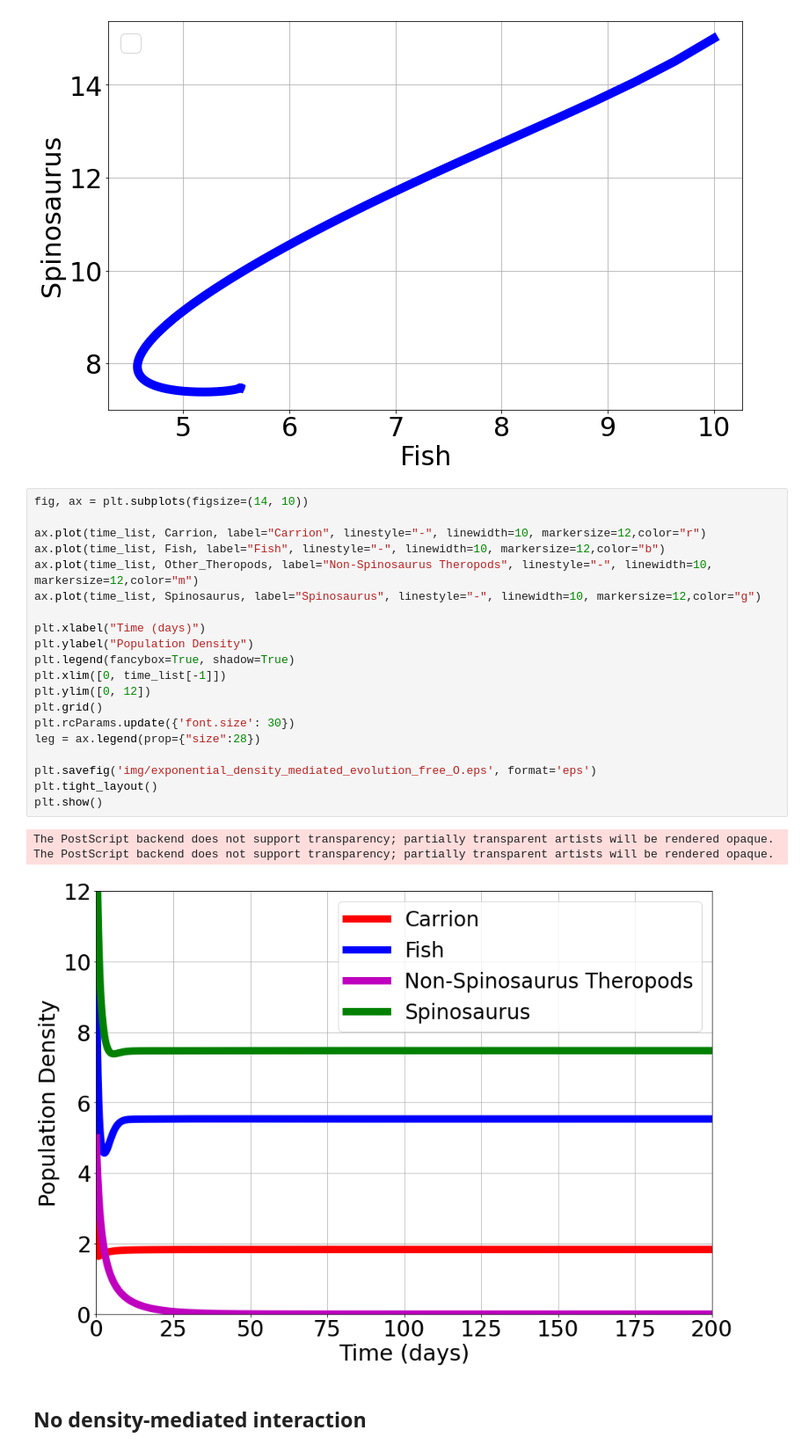
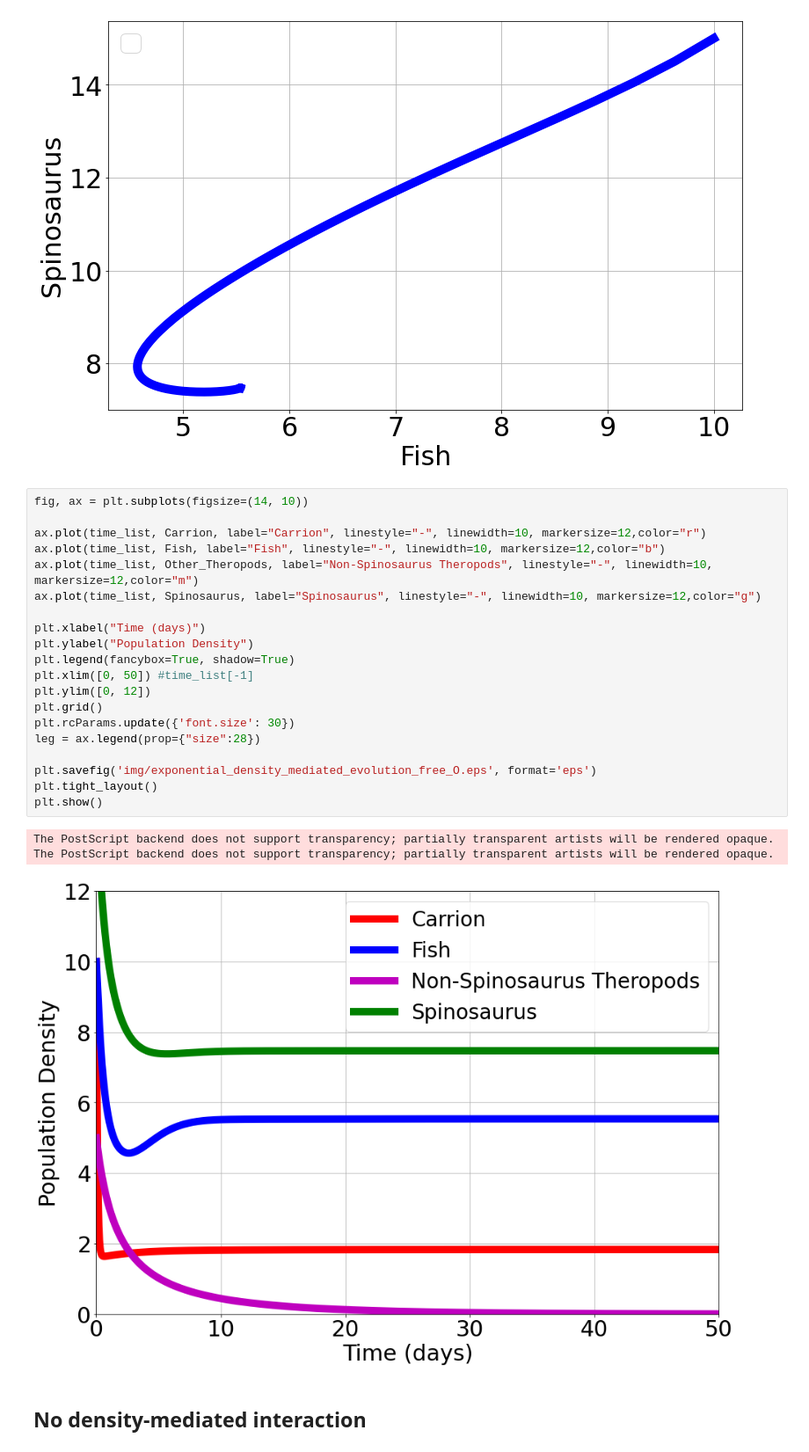
Before and after one commit to Tungdil01/palaeoEcologyBahariya, a Jupyter notebook: palaeo_restriction.ipynb, the cells around one changed output. Shown at 88% size. Cells and saved outputs as stored; diff of their text form.

```diff
--- a/palaeo_restriction.ipynb
+++ b/palaeo_restriction.ipynb
@@ -419,27 +419,27 @@ No handles with labels found to put in legend.
 # %%
 fig, ax = plt.subplots(figsize=(14, 10))
 
 ax.plot(time_list, Carrion, label="Carrion", linestyle="-", linewidth=10, markersize=12,color="r")
 ax.plot(time_list, Fish, label="Fish", linestyle="-", linewidth=10, markersize=12,color="b")
 ax.plot(time_list, Other_Theropods, label="Non-Spinosaurus Theropods", linestyle="-", linewidth=10, markersize=12,color="m")
 ax.plot(time_list, Spinosaurus, label="Spinosaurus", linestyle="-", linewidth=10, markersize=12,color="g")
 
 plt.xlabel("Time (days)")
 plt.ylabel("Population Density")
 plt.legend(fancybox=True, shadow=True)
-plt.xlim([0, time_list[-1]])
+plt.xlim([0, 50]) #time_list[-1]
 plt.ylim([0, 12])
 plt.grid()
 plt.rcParams.update({'font.size': 30})
 leg = ax.legend(prop={"size":28})
 
 plt.savefig('img/exponential_density_mediated_evolution_free_O.eps', format='eps')
 plt.tight_layout()
 plt.show()
 # %% [output]
 The PostScript backend does not support transparency; partially transparent artists will be rendered opaque.
 The PostScript backend does not support transparency; partially transparent artists will be rendered opaque.
-[figure, old version]
+[figure, new version]
 # %% [markdown]
 ## No density-mediated interaction
 # %%
```
Also changed, not shown: parts of 8 cells of this notebook, 33 other files.
